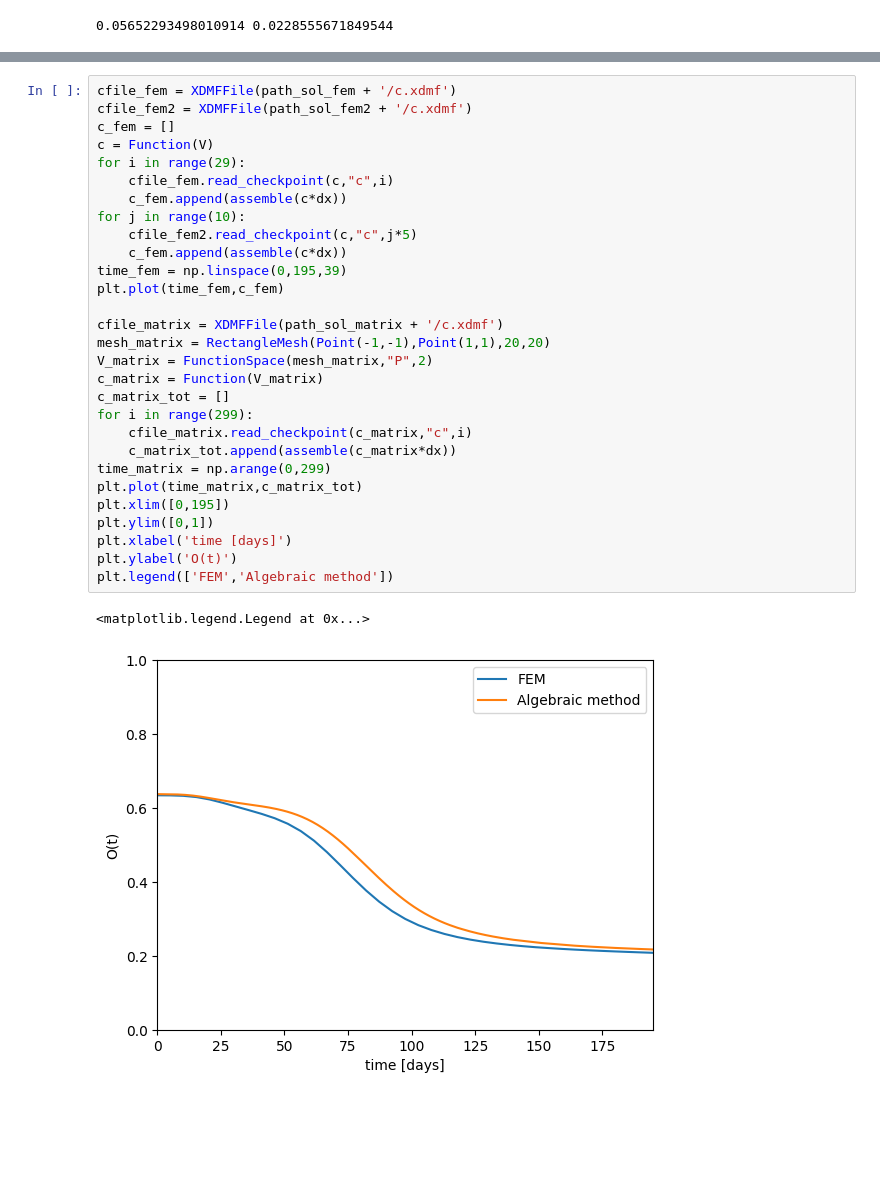
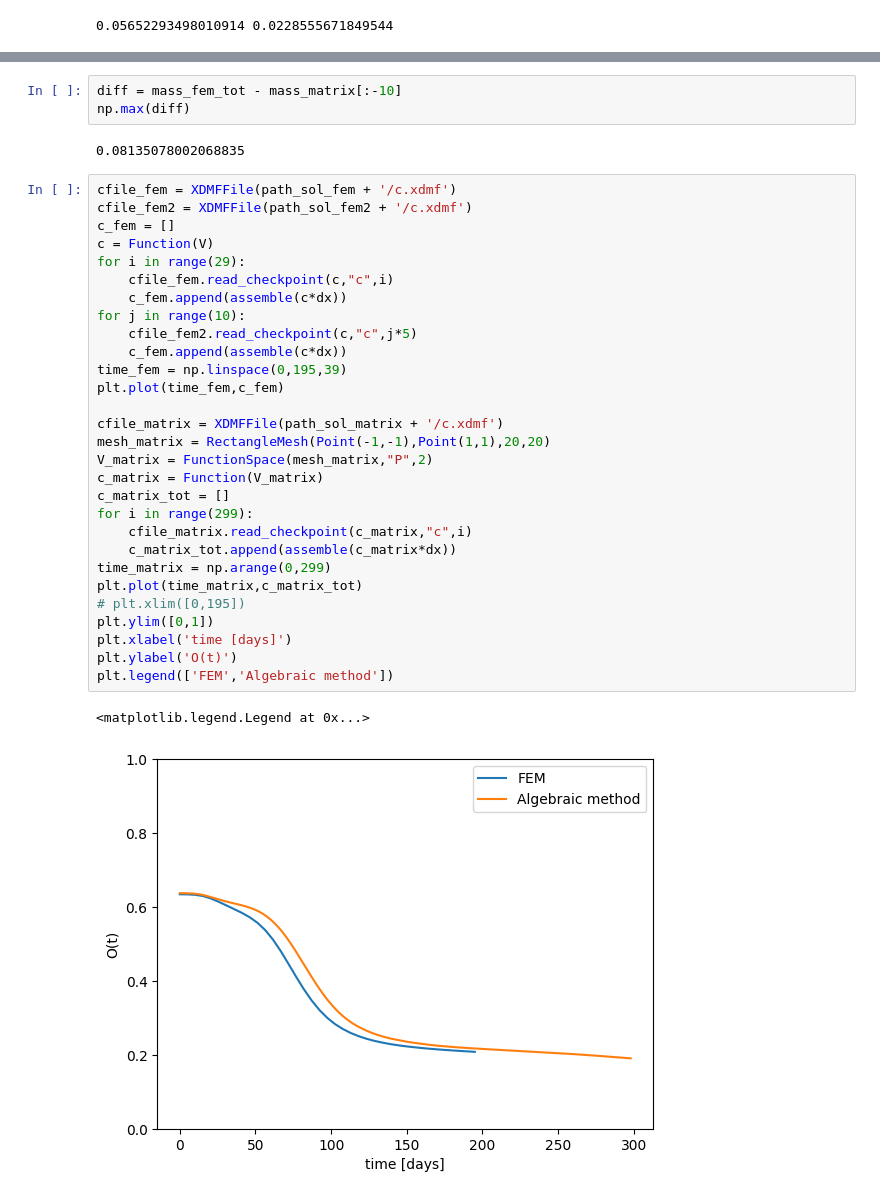
Before and after one commit to saragazzoni/Master_Thesis, a Jupyter notebook: Model2D/main.ipynb, the cells around one changed output, grey strips where cells are left out. Drawn from its saved outputs; the diff is of its cells as text; blank space fills up the shorter version.

```diff
--- a/Model2D/main.ipynb
+++ b/Model2D/main.ipynb
@@ -307,32 +307,37 @@ plt.scatter(xpoints,ypoints,color='r',facecolors='none')
+# %%
+diff = mass_fem_tot - mass_matrix[:-10]
+np.max(diff)
+# %% [output]
+0.08135078002068835
 # %%
 cfile_fem = XDMFFile(path_sol_fem + '/c.xdmf')
 cfile_fem2 = XDMFFile(path_sol_fem2 + '/c.xdmf')
 c_fem = []
 c = Function(V)
 for i in range(29):
     cfile_fem.read_checkpoint(c,"c",i)
     c_fem.append(assemble(c*dx))
 for j in range(10):
     cfile_fem2.read_checkpoint(c,"c",j*5)
     c_fem.append(assemble(c*dx))
 time_fem = np.linspace(0,195,39)
 plt.plot(time_fem,c_fem)
 
 cfile_matrix = XDMFFile(path_sol_matrix + '/c.xdmf')
 mesh_matrix = RectangleMesh(Point(-1,-1),Point(1,1),20,20)
 V_matrix = FunctionSpace(mesh_matrix,"P",2)
 c_matrix = Function(V_matrix)
 c_matrix_tot = []
 for i in range(299):
     cfile_matrix.read_checkpoint(c_matrix,"c",i)
     c_matrix_tot.append(assemble(c_matrix*dx))
 time_matrix = np.arange(0,299)
 plt.plot(time_matrix,c_matrix_tot)
-plt.xlim([0,195])
+# plt.xlim([0,195])
 plt.ylim([0,1])
 plt.xlabel('time [days]')
 plt.ylabel('O(t)')
 plt.legend(['FEM','Algebraic method'])
 # %% [output]
 <matplotlib.legend.Legend at 0x...>
-[figure, old version]
+[figure, new version]
```
Also changed, not shown: parts of 4 cells of this notebook, 35 other files.
